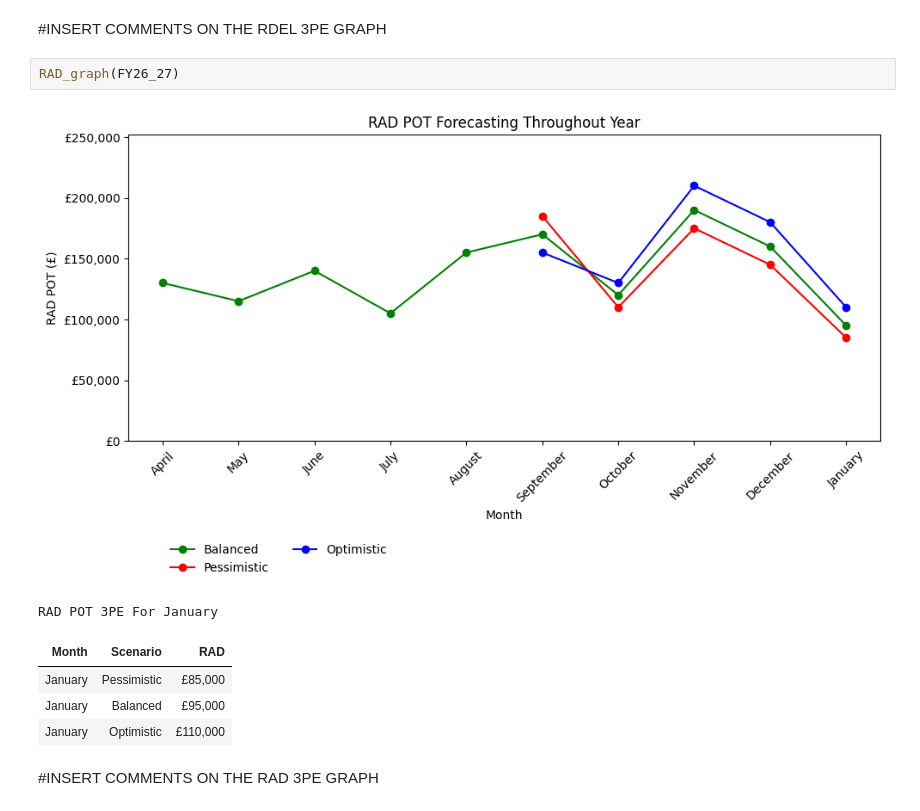
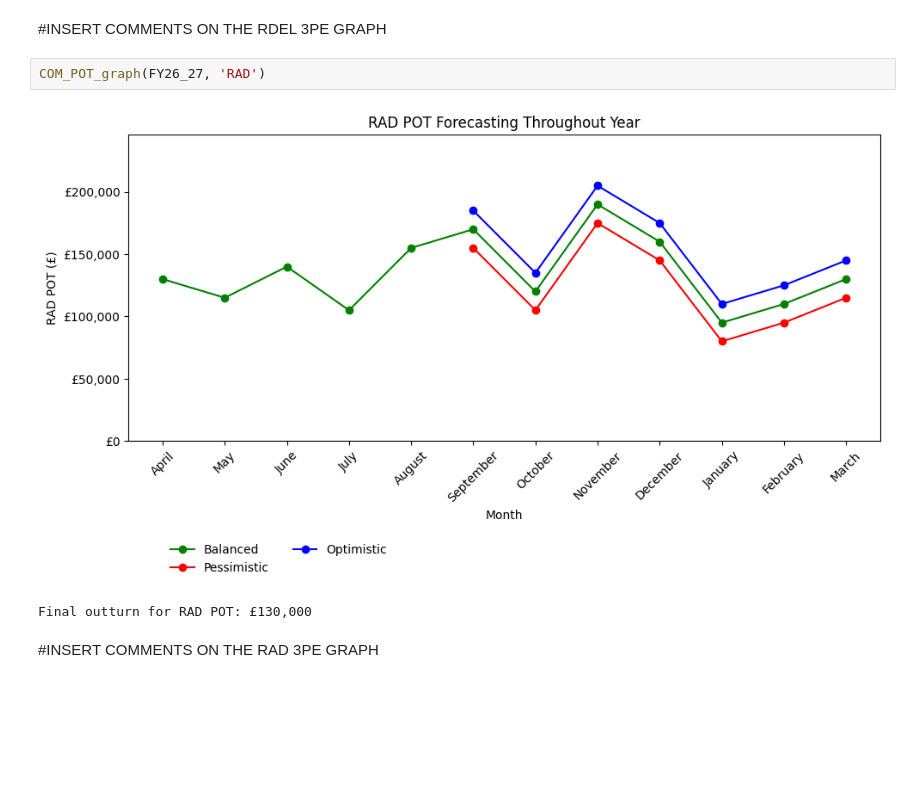
Before and after one commit to Averagecoder2k21/Finance, a Jupyter notebook: Finance_dev_notebook.ipynb, the cells around one changed output. Saved outputs shown, nothing was run; the diff lists cells and outputs as text; blank space fills up the shorter version.

```diff
--- a/Finance_dev_notebook.ipynb
+++ b/Finance_dev_notebook.ipynb
@@ -543,13 +473,9 @@ RDEL POT 3PE For January
 # %% [markdown]
 #INSERT COMMENTS ON THE RDEL 3PE GRAPH
 # %%
-RAD_graph(FY26_27)
+COM_POT_graph(FY26_27, 'RAD')
 # %% [output]
-[figure, old version]
+[figure, new version]
-RAD POT 3PE For January
+Final outturn for RAD POT: £130,000
-| Month | Scenario | RAD |
-| January | Pessimistic | £85,000 |
-| January | Balanced | £95,000 |
-| January | Optimistic | £110,000 |
 # %% [markdown]
 #INSERT COMMENTS ON THE RAD 3PE GRAPH
```
Also changed, not shown: parts of 12 cells of this notebook.
